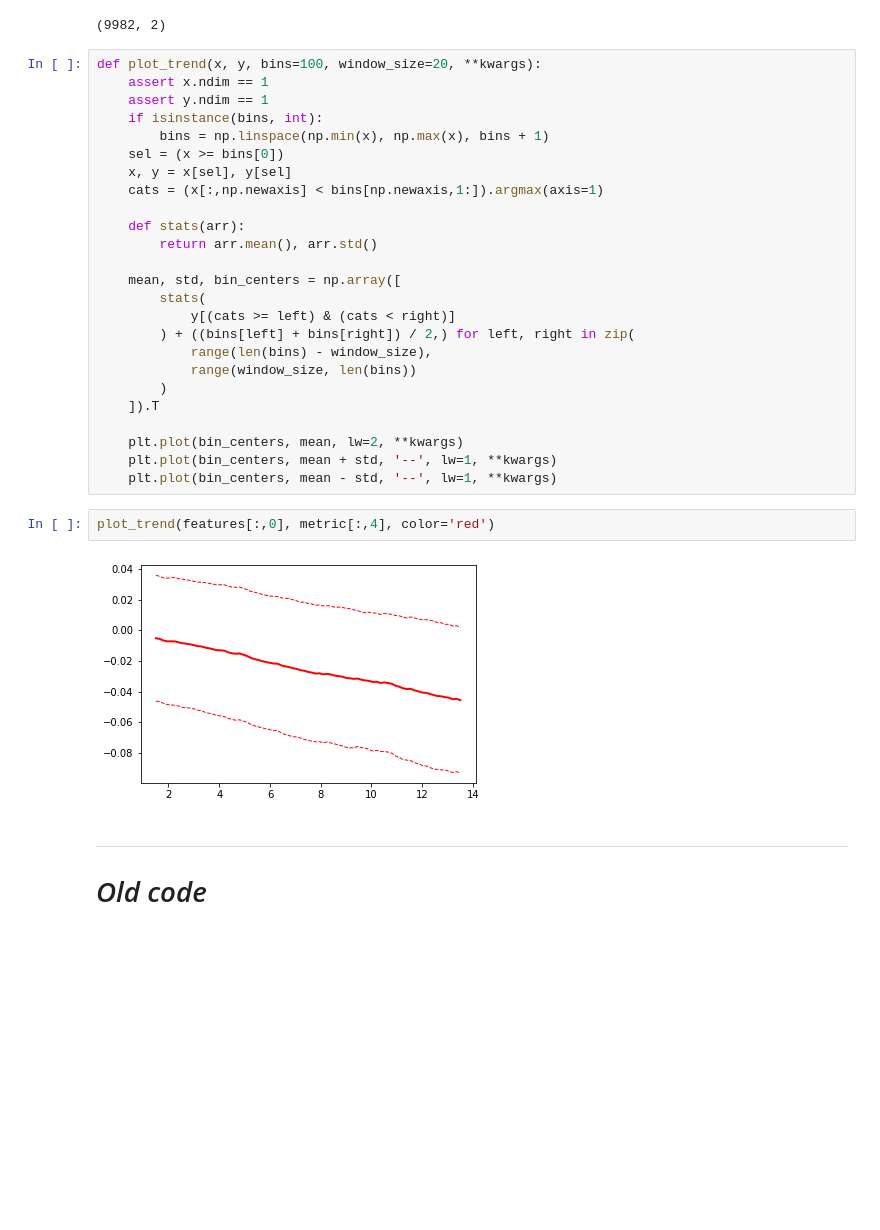
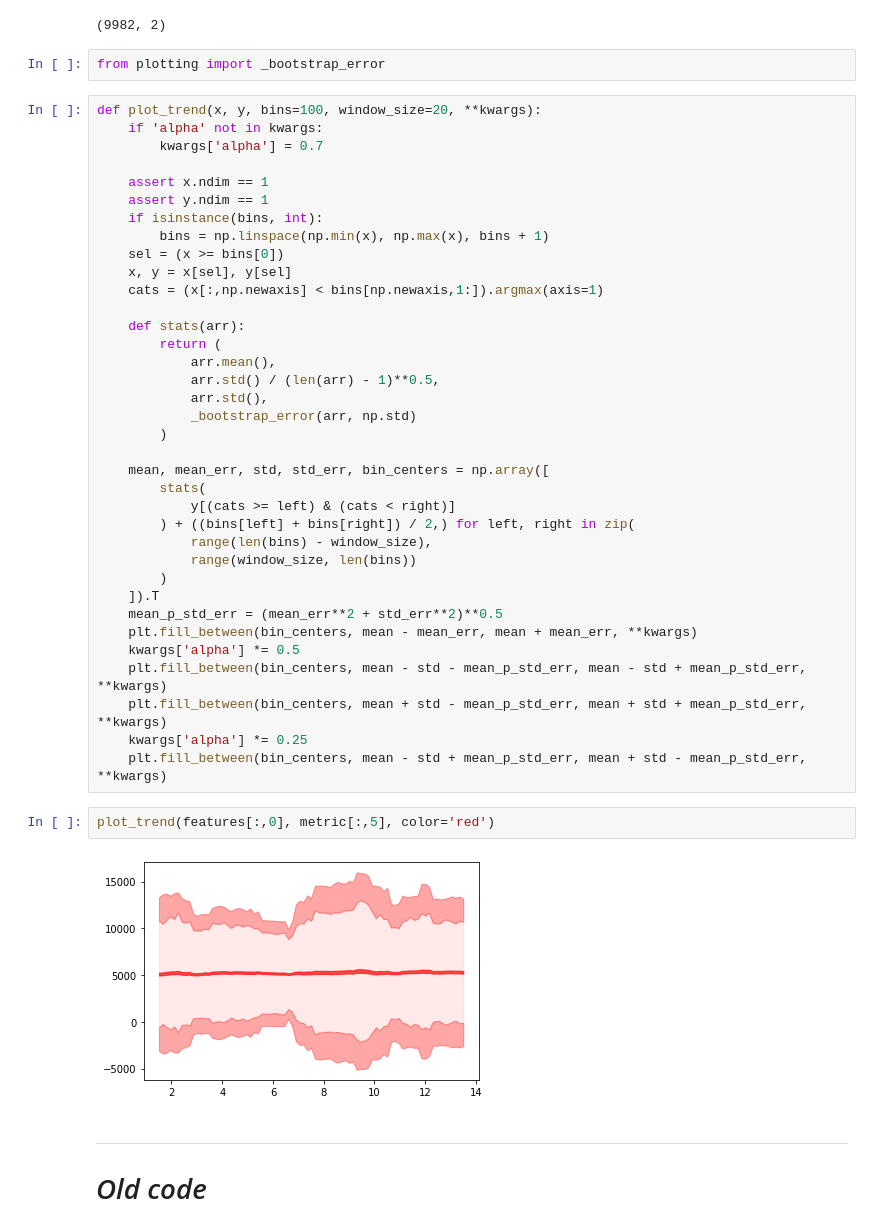
Before and after one commit to SiLiKhon/TPC-FastSim, a Jupyter notebook: notebooks/TPC_overview_data_v2.ipynb, the cells around one changed output. Saved outputs shown, nothing was run; the diff lists cells and outputs as text; blank space fills up the shorter version.

Commit message:
modifying trend plots to add standard errors

```diff
--- a/notebooks/TPC_overview_data_v2.ipynb
+++ b/notebooks/TPC_overview_data_v2.ipynb
@@ -217,8 +217,13 @@ array([[14.996, 16.941],
 features.shape
 # %% [output]
 (9982, 2)
+# %%
+from plotting import _bootstrap_error
 # %%
 def plot_trend(x, y, bins=100, window_size=20, **kwargs):
+    if 'alpha' not in kwargs:
+        kwargs['alpha'] = 0.7
+
     assert x.ndim == 1
     assert y.ndim == 1
     if isinstance(bins, int):
@@ -228,9 +233,14 @@ def plot_trend(x, y, bins=100, window_size=20, **kwargs):
     cats = (x[:,np.newaxis] < bins[np.newaxis,1:]).argmax(axis=1)
 
     def stats(arr):
-        return arr.mean(), arr.std()
+        return (
+            arr.mean(),
+            arr.std() / (len(arr) - 1)**0.5,
+            arr.std(),
+            _bootstrap_error(arr, np.std)
+        )
 
-    mean, std, bin_centers = np.array([
+    mean, mean_err, std, std_err, bin_centers = np.array([
         stats(
             y[(cats >= left) & (cats < right)]
         ) + ((bins[left] + bins[right]) / 2,) for left, right in zip(
@@ -238,14 +248,17 @@ def plot_trend(x, y, bins=100, window_size=20, **kwargs):
             range(window_size, len(bins))
         )
     ]).T
-
-    plt.plot(bin_centers, mean, lw=2, **kwargs)
-    plt.plot(bin_centers, mean + std, '--', lw=1, **kwargs)
-    plt.plot(bin_centers, mean - std, '--', lw=1, **kwargs)
+    mean_p_std_err = (mean_err**2 + std_err**2)**0.5
+    plt.fill_between(bin_centers, mean - mean_err, mean + mean_err, **kwargs)
+    kwargs['alpha'] *= 0.5
+    plt.fill_between(bin_centers, mean - std - mean_p_std_err, mean - std + mean_p_std_err, **kwargs)
+    plt.fill_between(bin_centers, mean + std - mean_p_std_err, mean + std + mean_p_std_err, **kwargs)
+    kwargs['alpha'] *= 0.25
+    plt.fill_between(bin_centers, mean - std + mean_p_std_err, mean + std - mean_p_std_err, **kwargs)
 # %%
-plot_trend(features[:,0], metric[:,4], color='red')
+plot_trend(features[:,0], metric[:,5], color='red')
 # %% [output]
-[figure, old version]
+[figure, new version]
 # %% [markdown]
 -------------------------------------------
 # *Old code*
```
Also changed, not shown: 2 other files.
